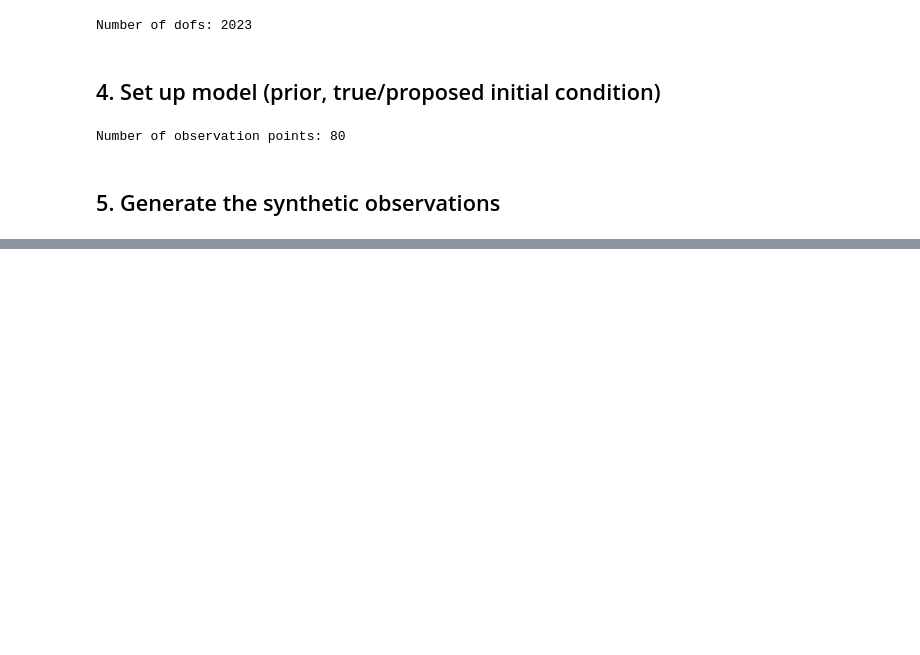
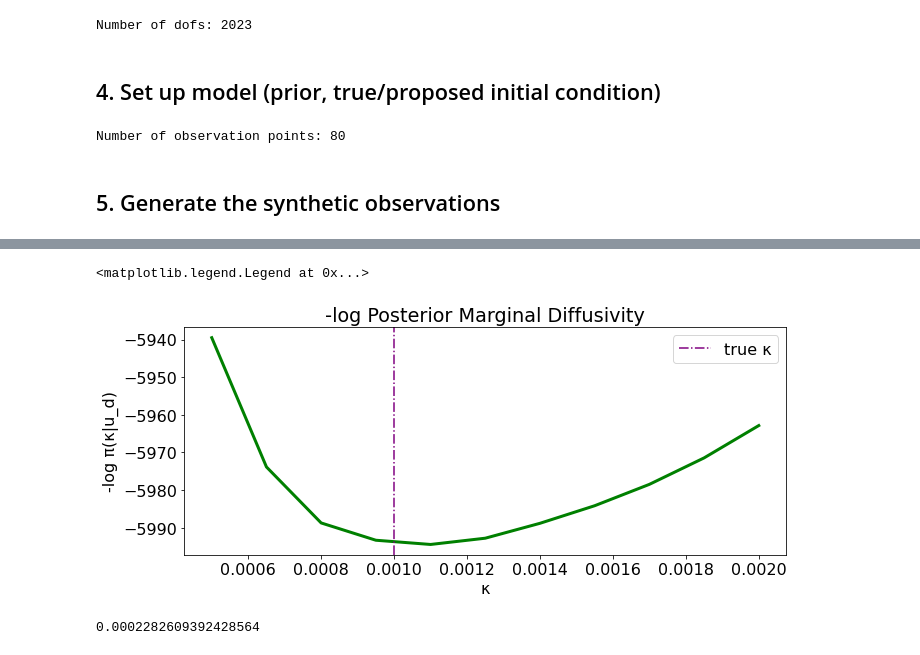
Before and after one commit to soniareilly/PDE_INLA, a Jupyter notebook: AdvectionDiffusionBayesian-INLA.ipynb, the cells around one changed output, grey strips where cells are left out. Drawn from its saved outputs; the diff is of its cells as text; code cells hidden in the pictures; blank space fills up the shorter version.

```diff
--- a/AdvectionDiffusionBayesian-INLA.ipynb
+++ b/AdvectionDiffusionBayesian-INLA.ipynb
@@ -251,18 +303,18 @@ def ComputePosterior(mesh, Vh, prior, misfit, simulation_times, kappa, wind_velo
     problem.solveAdj(p, [u,m,p])
     # initialize a vector in the parameter space
     mg = problem.generate_vector(PARAMETER)
-    # gradient # do we need this line? where is the gradient actually being computed?
+    # evaluate gradient and store in mg
     grad_norm = problem.evalGradientParameter([u,m,p], mg)
 
     ## Compute posterior precision
     # matrix free application of posterior precision/covariance
     H = ReducedHessian(problem, misfit_only=True)
 
+    # finds eigenvalues/vectors of H*x = lambda*R*x
     k = 120
     p = 40
     Omega = MultiVector(x[PARAMETER], k+p)
     parRandom.normal(1., Omega)
-    # finds eigenvalues/vectors of H*x = lambda*R*x
     lmbda, V = singlePassG(H, prior.R, prior.Rsolver, Omega, k)
 
     posterior = GaussianLRPosterior( prior, lmbda, V )
@@ -286,5 +338,10 @@ def ComputePosterior(mesh, Vh, prior, misfit, simulation_times, kappa, wind_velo
     #plt.show()
     #nb.show_solution(Vh, m, u, "Solution")
 
-    return posterior
+    return posterior,mg
+# %%
+# prior precision of kappa -- normal centered at -2, stdev = 3 (log values)
+q_kappa = 1/3
+# prior mean of kappa
+mu_kappa = -2
 # %%
@@ -334,0 +391,27 @@ Converged in  2  iterations with final norm  0.00017405259570481212
+# %%
+plt.figure(figsize=(10,4.5))
+plt.rcParams.update({'font.size': 16})
+plt.plot(10**kap_range,logpi,linewidth=3,color='green')
+#plt.plot(10**kap_range,logpi-np.min(logpi),linewidth=3,color='green')
+plt.axvline(x=0.001, color='purple', linestyle="-.", label="true κ")
+#plt.ticklabel_format(axis='both', style='sci', scilimits=(0,0))
+plt.title(f'-log Posterior Marginal Diffusivity')
+plt.ylabel("-log π(κ|u_d)")
+plt.xlabel("κ")
+#plt.xticks([0.00090, 0.00095, 0.00100, 0.00105, 0.00110])
+plt.tight_layout()
+plt.legend()
+#plt.savefig("logpi.pdf")
+# %% [output]
+<matplotlib.legend.Legend at 0x...>
+[figure, added]
+# %%
+kappa10 = np.power(10,kap_range)
+dkappa = kappa10[1]-kappa10[0]
+pi_tilde = np.exp(-(logpi-np.min(logpi)))
+Z = 0.0
+for idx in range(len(kappa10)-1):
+    Z += dkappa*0.5*(pi_tilde[idx+1]+pi_tilde[idx])
+Z
+# %% [output]
+0.0002282609392428564
```
Also changed, not shown: parts of 14 cells of this notebook.
